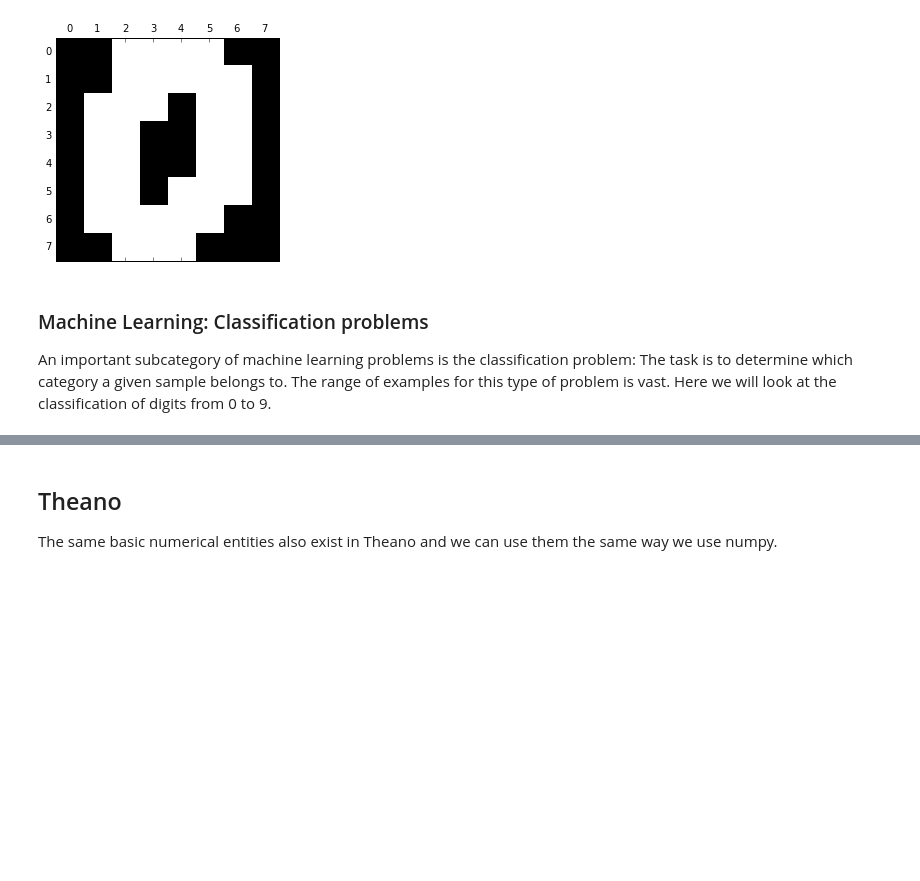
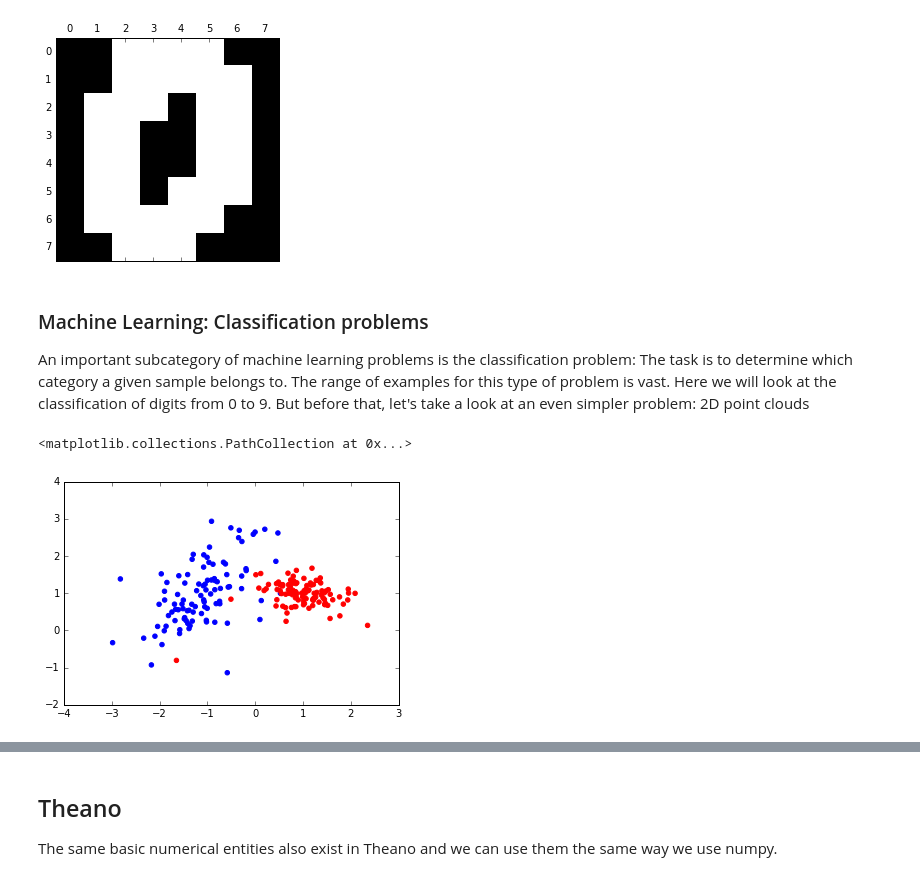
Before and after one commit to eickenberg/theano_presentation_ihp, a Jupyter notebook: Theano_Intro.ipynb, the cells around one changed output, grey strips where cells are left out. Saved outputs shown, nothing was run; the diff lists cells and outputs as text; code cells hidden in the pictures; blank space fills up the shorter version.

```diff
--- a/Theano_Intro.ipynb
+++ b/Theano_Intro.ipynb
@@ -199,4 +199,11 @@ plt.gray()
 # %% [markdown]
 ### Machine Learning: Classification problems
 
-An important subcategory of machine learning problems is the classification problem: The task is to determine which category a given sample belongs to. The range of examples for this type of problem is vast. Here we will look at the classification of digits from 0 to 9.
+An important subcategory of machine learning problems is the classification problem: The task is to determine which category a given sample belongs to. The range of examples for this type of problem is vast. Here we will look at the classification of digits from 0 to 9. But before that, let's take a look at an even simpler problem: 2D point clouds
+# %%
+from sklearn import datasets
+X, y = datasets.make_classification(n_samples=200, n_features=2, n_informative=2, n_redundant=0, n_clusters_per_class=1)
+plt.scatter(X[:, 0], X[:, 1], color=np.array(['r', 'b'])[y])
+# %% [output]
+<matplotlib.collections.PathCollection at 0x...>
+[figure, added]
```
Also changed, not shown: parts of 3 cells of this notebook.
